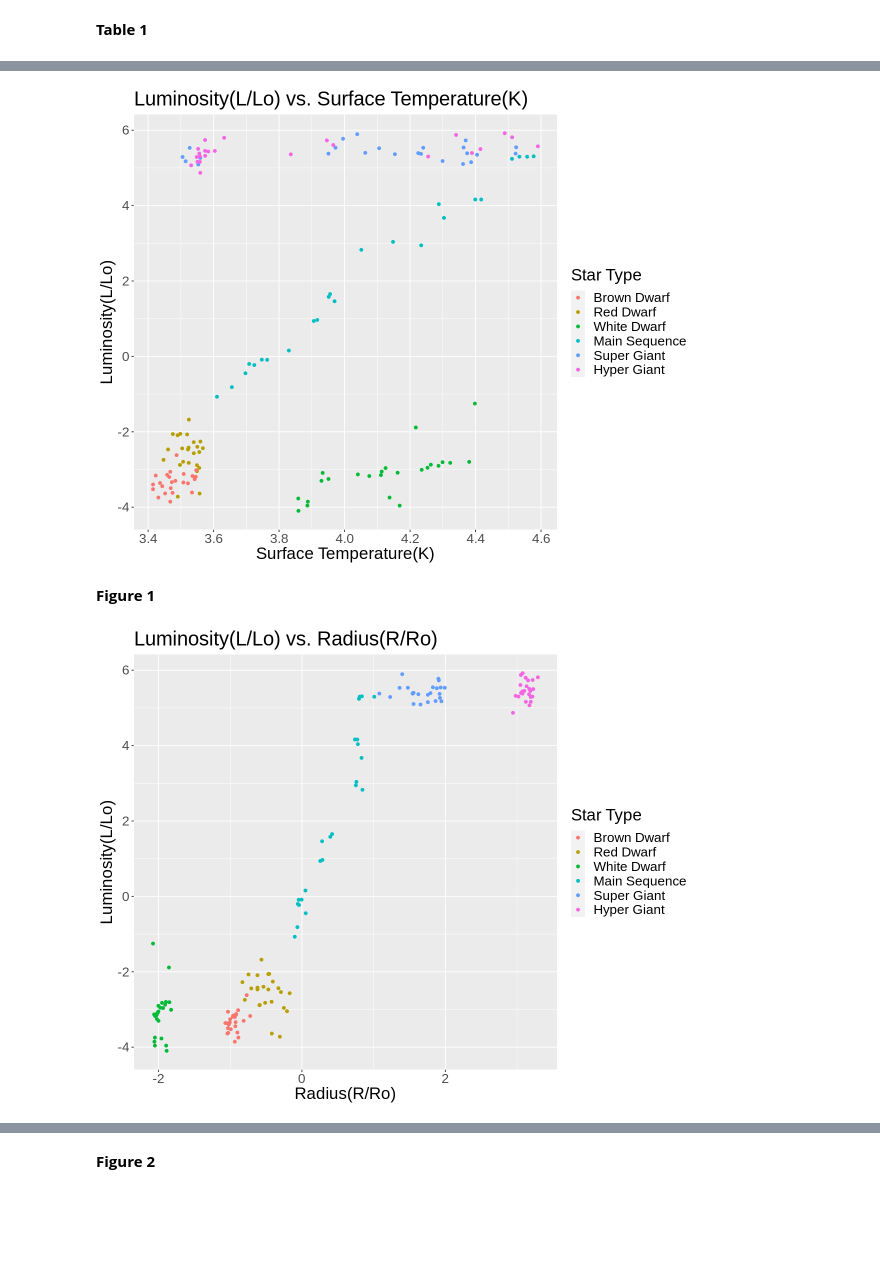
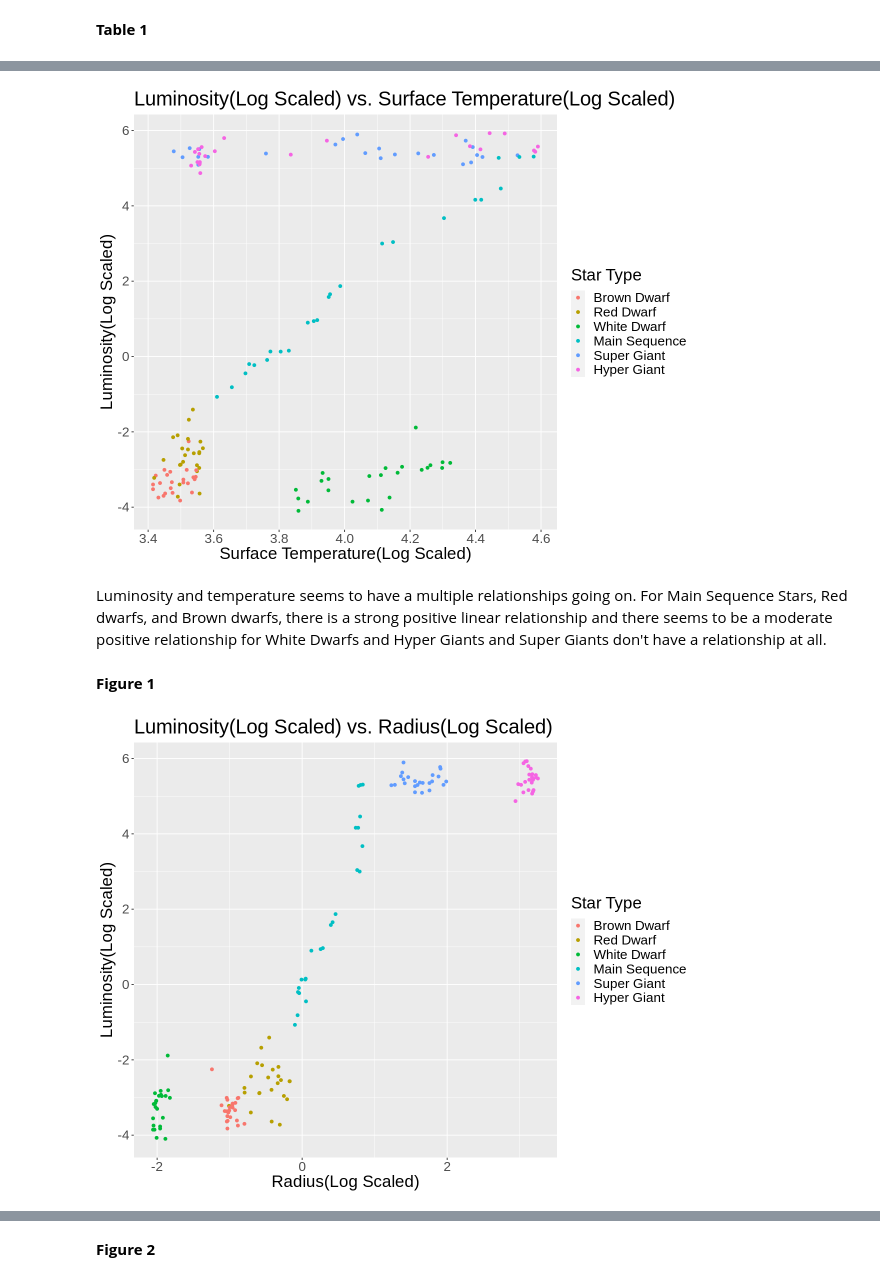
Before and after one commit to KarnS1o3/DSCI-project, a Jupyter notebook: Project_Final.ipynb, the cells around one changed output, grey strips where cells are left out. Cells and saved outputs as stored; diff of their text form; code cells hidden in the pictures; blank space fills up the shorter version.

```diff
--- a/Project_Final.ipynb
+++ b/Project_Final.ipynb
@@ -8,19 +63,6 @@ Researchers have used the Hertzsprung-Russell Diagram to plot star features in o
 # %%
-#Load all libraries and set plot dimensions
-set.seed(2022)
-options(repr.plot.height = 8, repr.plot.width = 10)
-library(tidyverse)
-library(repr)
-library(dplyr)
-library(tidymodels)
-
-#Load data frame and changed the column names to more convenient
-url <- "https://docs.google.com/spreadsheets/d/e/2PACX-1vR0bAqJh1jznOVyOZbHPL3kLbFjX6YzCWwMh3vMZEeBZq95tdDfcN9vqDP6XUf2j167vXr4oxnDvhb4/pub?gid=1536482276&single=true&output=csv"
-star <- read_csv(url)
-
+#Rename columns to more convenient name
 star_data <- star %>%
-    mutate("Star color" = as_factor("Star color"),
-           "Spectral Class" = as_factor("Spectral Class")) %>%
     rename(star_type = "Star type",
            star_color = "Star color",
            spectral_class = "Spectral Class",
@@ -45,4 +87,6 @@ star_data <- star_data %>%
           luminosity = log10(luminosity),
           radius = log10(radius),
           temperature = log10(temperature))
+
+sample_n(star_data, 6)
 # %% [output]
@@ -84,26 +139,28 @@ A tibble: 6 × 5
 # %%
-#Visualization of Luminosity(L/Lo) vs. Temperature(K)
+#Visualization of Luminosity vs. Temperature
 star_plot <- star_train %>%
     ggplot(aes(x = temperature, y = luminosity, color = star_type)) +
     geom_point() +
-    ggtitle("Luminosity(L/Lo) vs. Surface Temperature(K)") +
-    labs(x = "Surface Temperature(K)", y = "Luminosity(L/Lo)", color = "Star Type") +
+    ggtitle("Luminosity(Log Scaled) vs. Surface Temperature(Log Scaled)") +
+    labs(x = "Surface Temperature(Log Scaled)", y = "Luminosity(Log Scaled)", color = "Star Type") +
     theme(text = element_text(size = 20))
 
 star_plot
 # %% [output]
-[figure, old version]
+[figure, new version]
+# %% [markdown]
+Luminosity and temperature seems to have a multiple relationships going on. For Main Sequence Stars, Red dwarfs, and Brown dwarfs, there is a strong positive linear relationship and there seems to be a moderate positive relationship for White Dwarfs and Hyper Giants and Super Giants don't have a relationship at all.
 # %% [markdown]
 **Figure 1**
 # %%
-#Visualization of Luminosity(L/Lo) vs. Radius(R/Ro)
+#Visualization of Luminosity vs. Radius
 star_plot_2 <- star_train %>%
     ggplot(aes(x = radius, y = luminosity, color = star_type)) +
     geom_point() +
-    ggtitle("Luminosity(L/Lo) vs. Radius(R/Ro)") +
-    labs(x = "Radius(R/Ro)", y = "Luminosity(L/Lo)", color = "Star Type") +
+    ggtitle("Luminosity(Log Scaled) vs. Radius(Log Scaled)") +
+    labs(x = "Radius(Log Scaled)", y = "Luminosity(Log Scaled)", color = "Star Type") +
     theme(text = element_text(size = 20))
 
 star_plot_2
 # %% [output]
-[figure, old version]
+[figure, new version]
```
Also changed, not shown: parts of 25 cells of this notebook.
